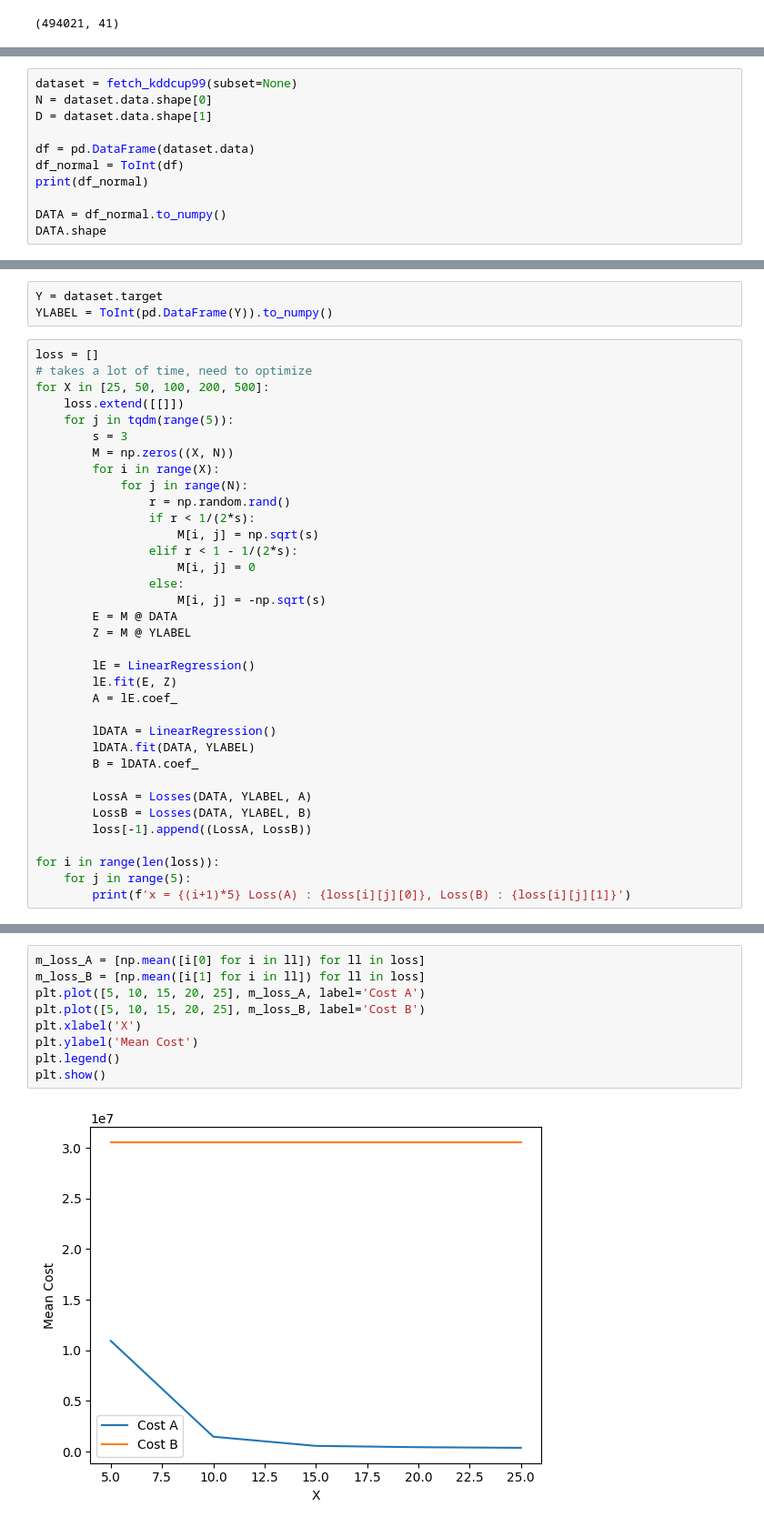
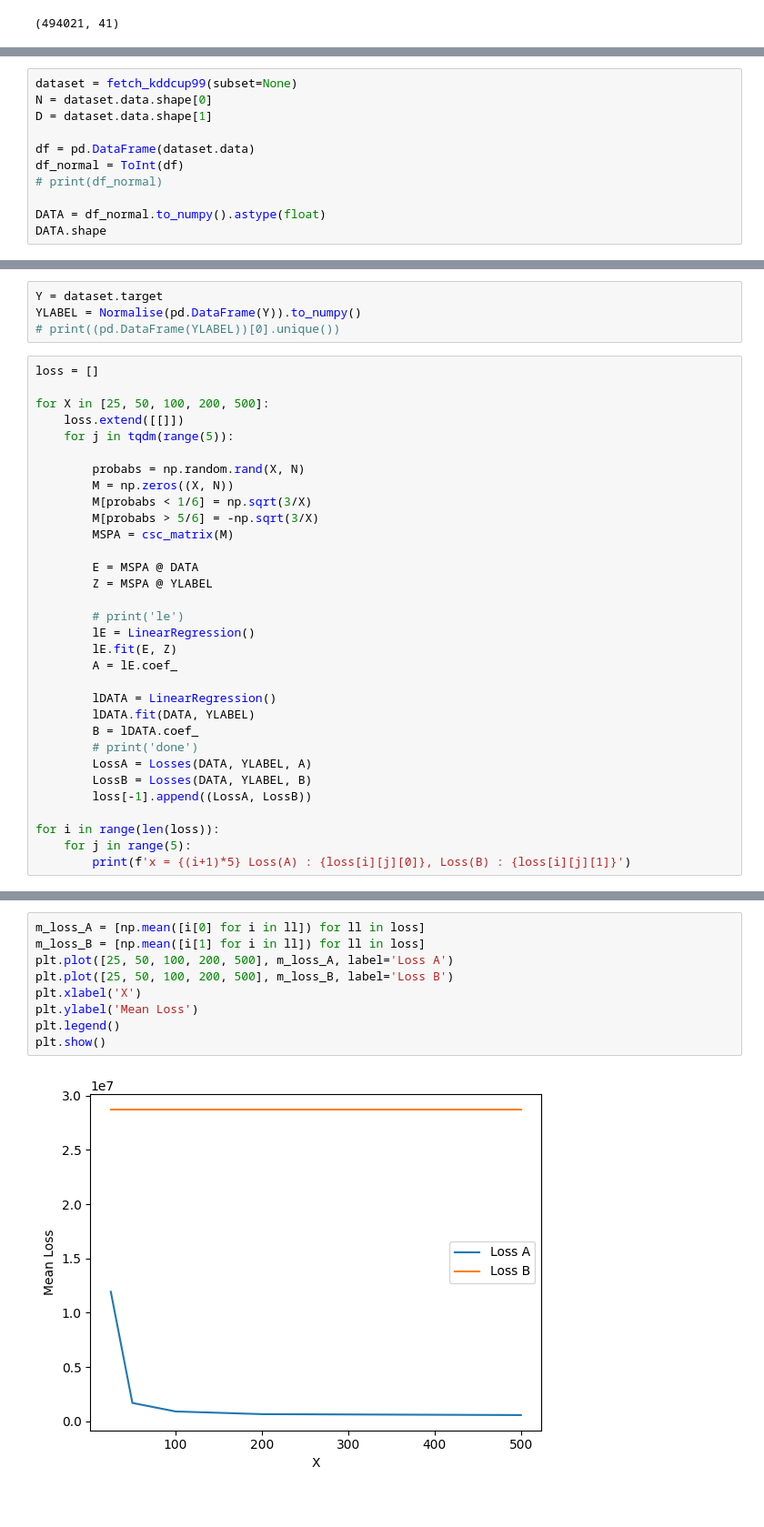
Before and after one commit to ArhanJain707/DataScience-Assignment-1, a Jupyter notebook: main.ipynb, the cells around one changed output, grey strips where cells are left out. Shown at 91% size. Cells and saved outputs as stored; diff of their text form.

```diff
--- a/main.ipynb
+++ b/main.ipynb
@@ -468,8 +478,8 @@ D = dataset.data.shape[1]
 
 df = pd.DataFrame(dataset.data)
 df_normal = ToInt(df)
-print(df_normal)
+# print(df_normal)
 
-DATA = df_normal.to_numpy()
+DATA = df_normal.to_numpy().astype(float)
 DATA.shape
 # %% [output]
@@ -494,26 +487,24 @@ DATA.shape
 # %%
 Y = dataset.target
-YLABEL = ToInt(pd.DataFrame(Y)).to_numpy()
+YLABEL = Normalise(pd.DataFrame(Y)).to_numpy()
+# print((pd.DataFrame(YLABEL))[0].unique())
 # %%
 loss = []
-# takes a lot of time, need to optimize
+
 for X in [25, 50, 100, 200, 500]:
     loss.extend([[]])
     for j in tqdm(range(5)):
-        s = 3
+
+        probabs = np.random.rand(X, N)
         M = np.zeros((X, N))
-        for i in range(X):
-            for j in range(N):
-                r = np.random.rand()
-                if r < 1/(2*s):
-                    M[i, j] = np.sqrt(s)
-                elif r < 1 - 1/(2*s):
-                    M[i, j] = 0
-                else:
-                    M[i, j] = -np.sqrt(s)
-        E = M @ DATA
-        Z = M @ YLABEL
+        M[probabs < 1/6] = np.sqrt(3/X)
+        M[probabs > 5/6] = -np.sqrt(3/X)
+        MSPA = csc_matrix(M)
 
+        E = MSPA @ DATA
+        Z = MSPA @ YLABEL
+
+        # print('le')
         lE = LinearRegression()
         lE.fit(E, Z)
         A = lE.coef_
@@ -521,7 +512,7 @@ for X in [25, 50, 100, 200, 500]:
         lDATA = LinearRegression()
         lDATA.fit(DATA, YLABEL)
         B = lDATA.coef_
-
+        # print('done')
         LossA = Losses(DATA, YLABEL, A)
         LossB = Losses(DATA, YLABEL, B)
         loss[-1].append((LossA, LossB))
@@ -550,11 +541,11 @@ x = 25 Loss(A) : [366771.61840416], Loss(B) : [30559346.87276405]
 # %%
 m_loss_A = [np.mean([i[0] for i in ll]) for ll in loss]
 m_loss_B = [np.mean([i[1] for i in ll]) for ll in loss]
-plt.plot([5, 10, 15, 20, 25], m_loss_A, label='Cost A')
-plt.plot([5, 10, 15, 20, 25], m_loss_B, label='Cost B')
+plt.plot([25, 50, 100, 200, 500], m_loss_A, label='Loss A')
+plt.plot([25, 50, 100, 200, 500], m_loss_B, label='Loss B')
 plt.xlabel('X')
-plt.ylabel('Mean Cost')
+plt.ylabel('Mean Loss')
 plt.legend()
 plt.show()
 # %% [output]
-[figure, old version]
+[figure, new version]
```
Also changed, not shown: parts of 4 cells of this notebook.
